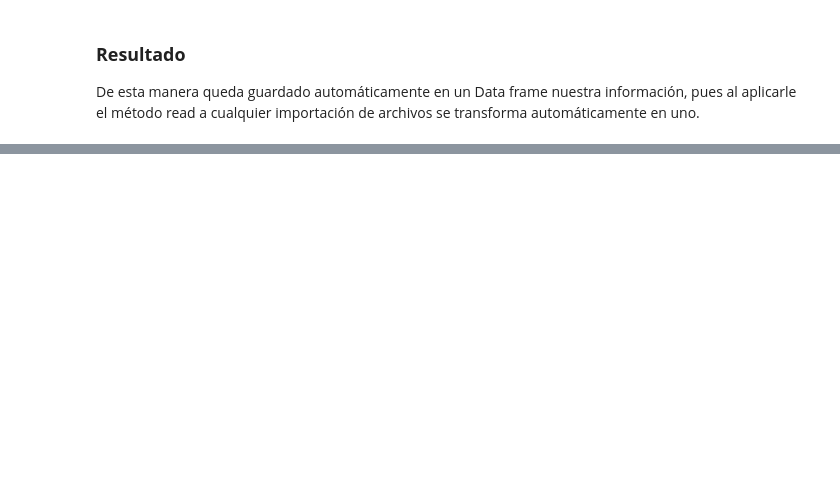
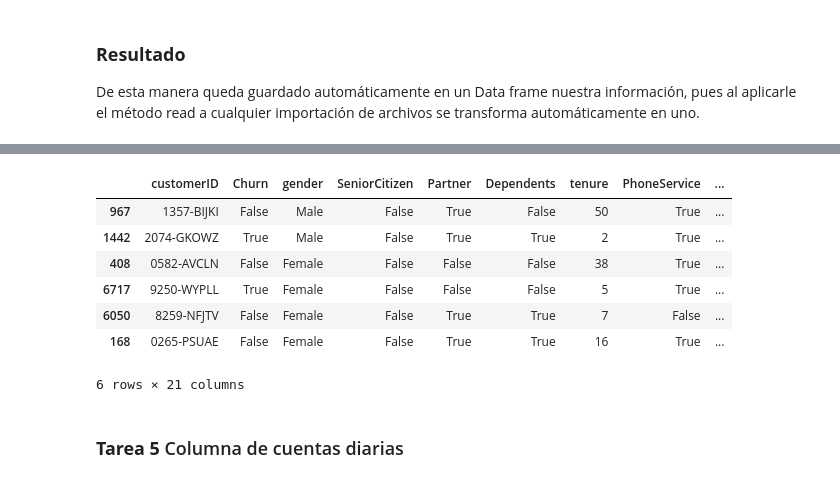
Before and after one commit to byfurkation/TelecomX_datos, a Jupyter notebook: TelecomX_LATAM.ipynb, the cells around one changed output, grey strips where cells are left out. Cells and saved outputs as stored; diff of their text form; code cells hidden in the pictures; blank space fills up the shorter version.

```diff
--- a/TelecomX_LATAM.ipynb
+++ b/TelecomX_LATAM.ipynb
@@ -69,0 +228,6 @@ df_normalizado.head()
+# %%
+# eliminar filas vacías de churn 224+7043= 7, 267
+
+# Eliminar filas donde Churn es solo un espacio
+df_normalizado = df_normalizado[df_normalizado['Churn'].str.strip() != '']
+df_normalizado.info()
@@ -69,0 +360,23 @@ df_normalizado.head()
+# %%
+import pandas as pd
+
+# 1. Churn: object → boolean
+df_normalizado['Churn'] = df_normalizado['Churn'].map({'Yes': True, 'No': False})
+
+# 2. SeniorCitizen: int64 → boolean
+df_normalizado['SeniorCitizen'] = df_normalizado['SeniorCitizen'].map({1: True, 0: False})
+
+# 3. Partner: object → boolean
+df_normalizado['Partner'] = df_normalizado['Partner'].map({'Yes': True, 'No': False})
+
+# 4. Dependents: object → boolean
+df_normalizado['Dependents'] = df_normalizado['Dependents'].map({'Yes': True, 'No': False})
+
+# 5. PhoneService: object → boolean
+df_normalizado['PhoneService'] = df_normalizado['PhoneService'].map({'Yes': True, 'No': False})
+
+# 6. PaperlessBilling: object → boolean
+df_normalizado['PaperlessBilling'] = df_normalizado['PaperlessBilling'].map({'Yes': True, 'No': False})
+
+# 7. Charges.Total: object → float64
+df_normalizado['Charges.Total'] = pd.to_numeric(df_normalizado['Charges.Total'], errors='coerce')
@@ -69,0 +405,13 @@ df_normalizado.head()
+# %%
+df_normalizado.sample(6)
+# %% [output]
+|  | customerID | Churn | gender | SeniorCitizen | Partner | Dependents | tenure | PhoneService | ... |
+| 967 | 1357-BIJKI | False | Male | False | True | False | 50 | True | ... |
+| 1442 | 2074-GKOWZ | True | Male | False | True | True | 2 | True | ... |
+| 408 | 0582-AVCLN | False | Female | False | False | False | 38 | True | ... |
+| 6717 | 9250-WYPLL | True | Female | False | False | False | 5 | True | ... |
+| 6050 | 8259-NFJTV | False | Female | False | True | True | 7 | False | ... |
+| 168 | 0265-PSUAE | False | Female | False | True | True | 16 | True | ... |
+6 rows × 21 columns
+# %% [markdown]
+### **Tarea 5** Columna de cuentas diarias
```
Also changed, not shown: parts of 23 cells of this notebook.
